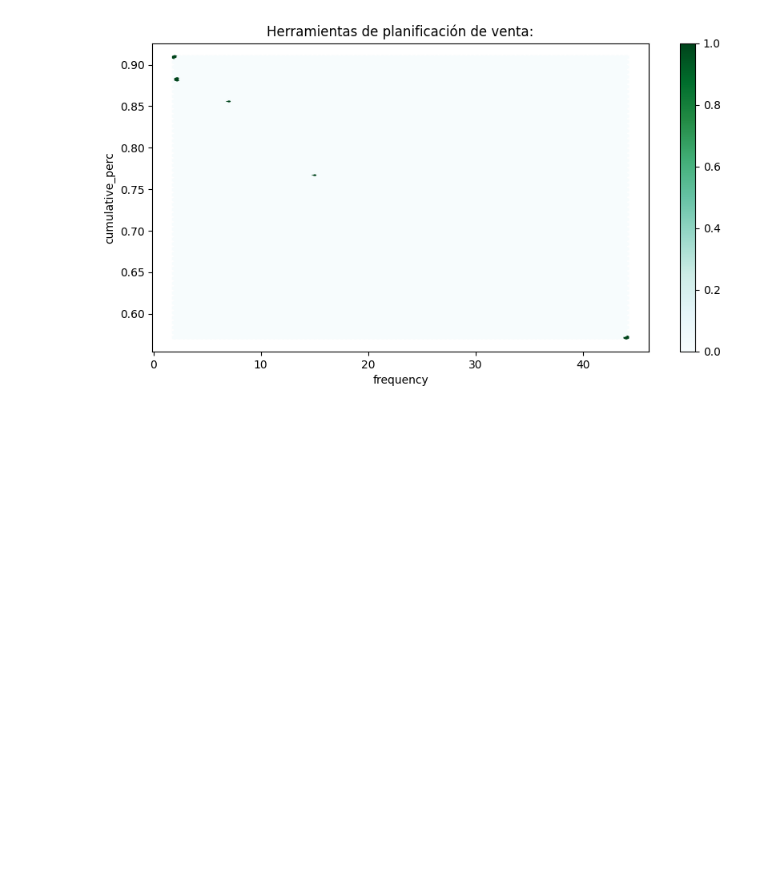
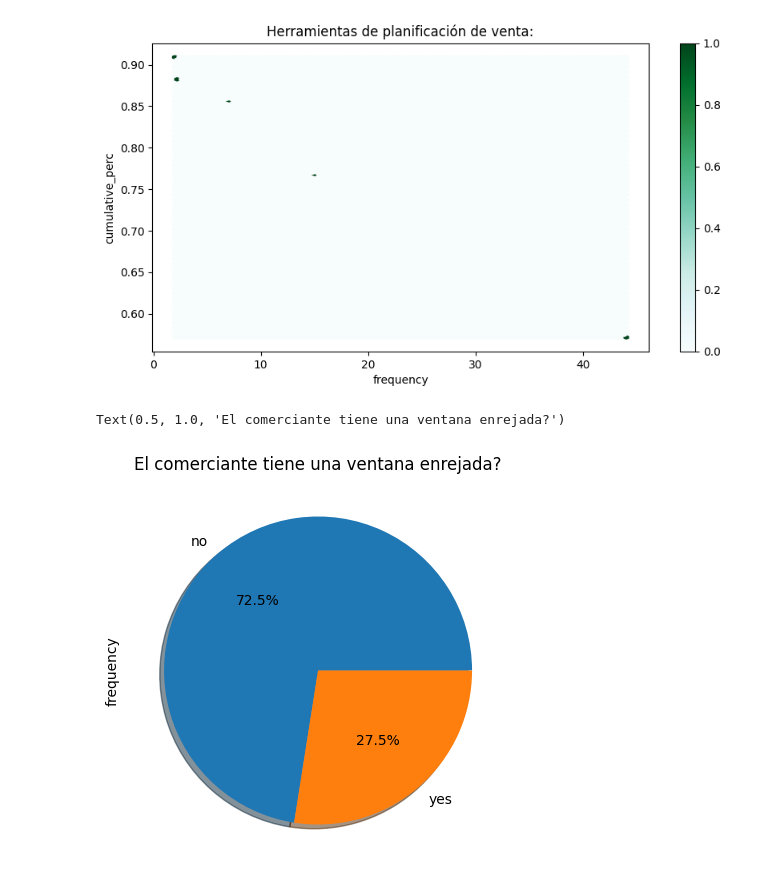
Before and after one commit to Josemm17/Actividad-5-Extracci-n-de-caracter-sticas, a Jupyter notebook: Actividad_5_(Extracción_de_Características).ipynb, the cells around one changed output. Drawn from its saved outputs; the diff is of its cells as text; code cells hidden in the pictures; blank space fills up the shorter version.

```diff
--- a/Actividad_5_(Extracción_de_Características).ipynb
+++ b/Actividad_5_(Extracción_de_Características).ipynb
@@ -298,3 +310,12 @@ plt.title("Herramientas de planificación de venta:")
 # %% [output]
 Text(0.5, 1.0, 'Herramientas de planificación de venta:')
 [figure]
+# %%
+table11=freq_tbl(df_completo["108_does_the_micro_retailer_has_a_barred_window_"])
+filtro11=table11[table11["frequency"]>1]
+filtro11_index=filtro11.set_index("108_does_the_micro_retailer_has_a_barred_window_")
+filtro11_index["frequency"].plot(kind="pie", figsize=(10,5),shadow=True, autopct='%1.1f%%' )
+plt.title("El comerciante tiene una ventana enrejada?")
+# %% [output]
+Text(0.5, 1.0, 'El comerciante tiene una ventana enrejada?')
+[figure, added]
```
Also changed, not shown: parts of 21 cells of this notebook.
